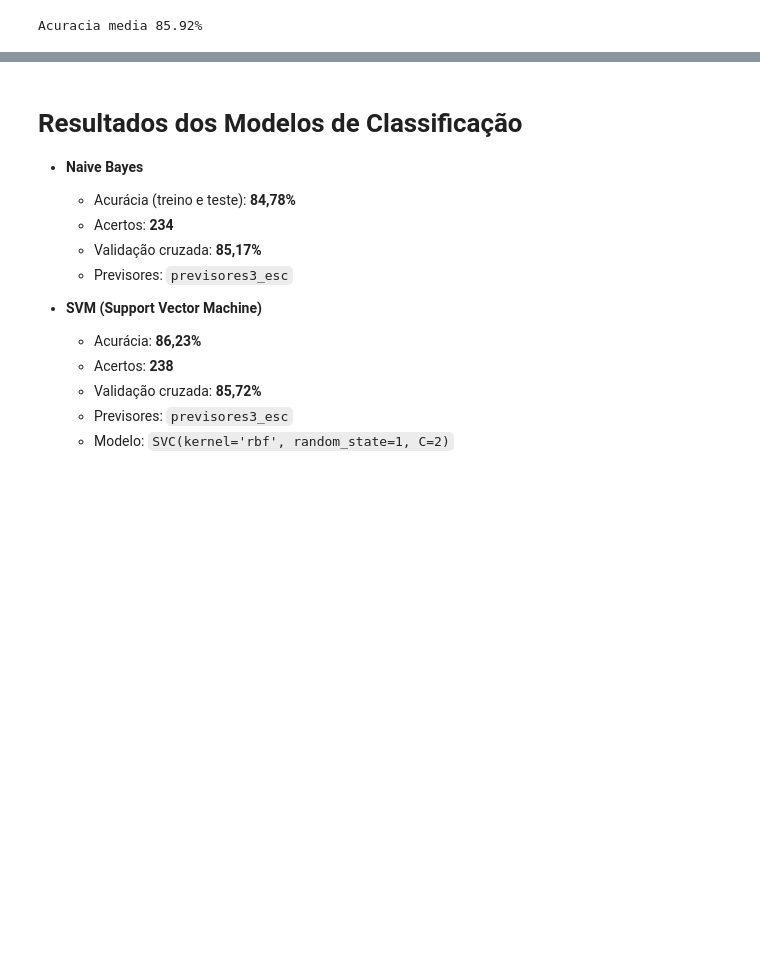
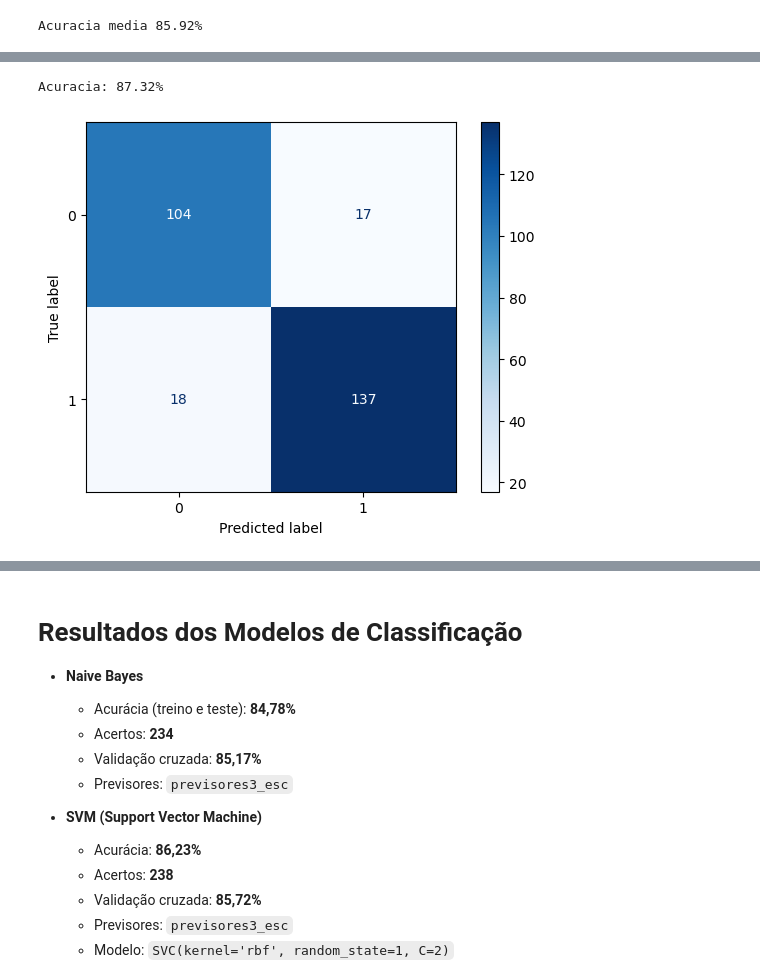
Before and after one commit to Rodriggo-Marcelino/Aprendizado_Supervisionado_Classifica-o, a Jupyter notebook: MachileLearningHeart.ipynb, the cells around one changed output, grey strips where cells are left out. Drawn from its saved outputs; the diff is of its cells as text; code cells hidden in the pictures; blank space fills up the shorter version.

```diff
--- a/MachileLearningHeart.ipynb
+++ b/MachileLearningHeart.ipynb
@@ -1812,0 +1816,3 @@ Acuracia media 85.92%
+# %%
+xg = XGBClassifier(max_depth=2, learning_rate=0.05, n_estimators=250, objective='binary:logistic', random_state=3)
+xg.fit(x_treino,y_treino)
@@ -1812,0 +1831,3 @@ Acuracia media 85.92%
+# %%
+previsoes_xg = xg.predict(x_teste)
+previsoes_xg
@@ -1812,0 +1848,13 @@ Acuracia media 85.92%
+# %%
+print('Acuracia: %.2f%%' % (accuracy_score(y_teste, previsoes_xg) * 100.0))
+# %% [output]
+Acuracia: 87.32%
+# %%
+disp = ConfusionMatrixDisplay.from_predictions(
+    y_teste,
+    previsoes_xg,
+    cmap = plt.cm.Blues
+)
+plt.show()
+# %% [output]
+[figure, added]
```
Also changed, not shown: parts of 11 cells of this notebook, 1 other file.
